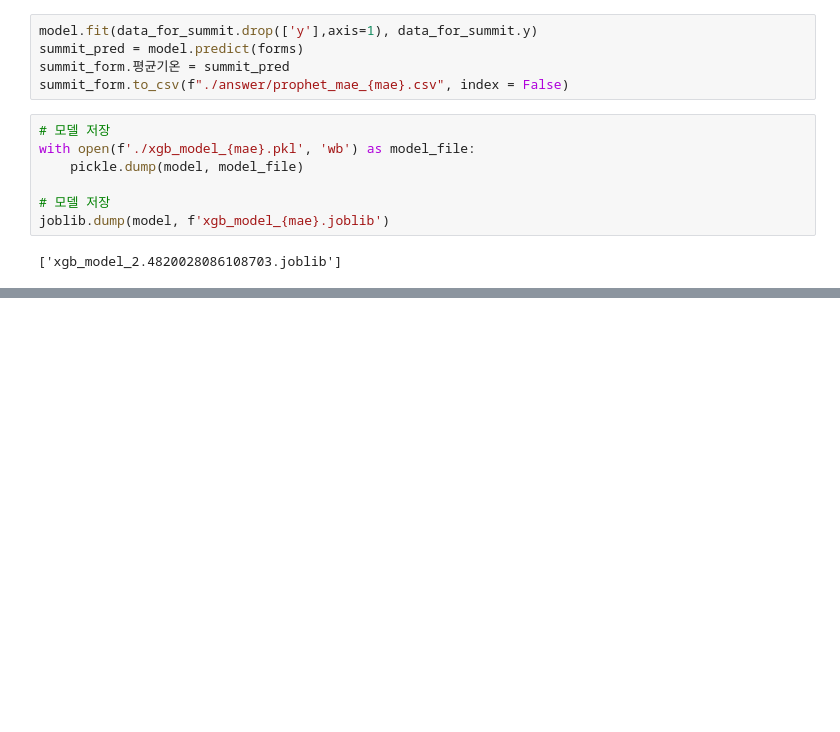
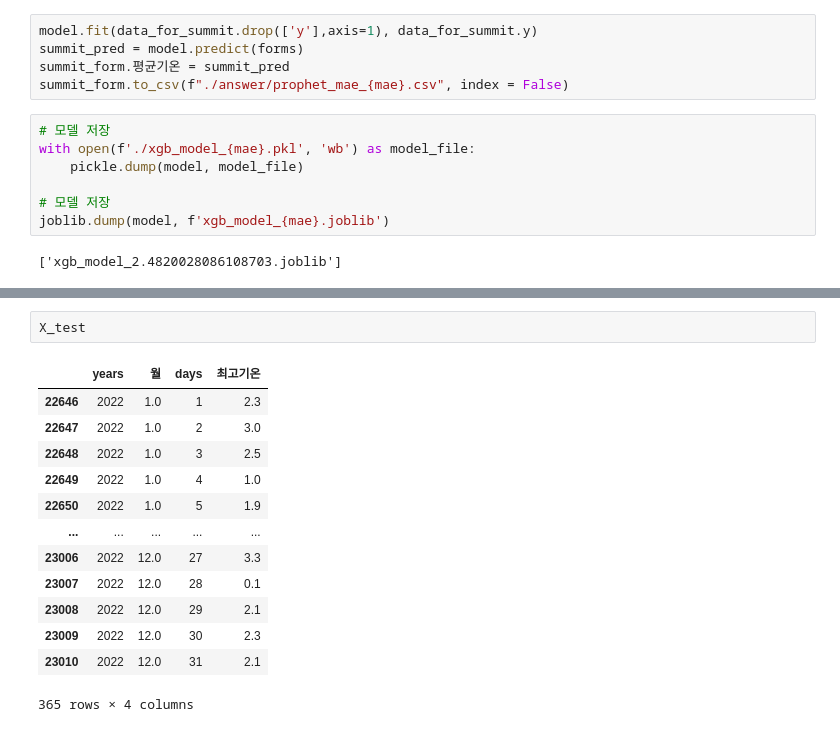
Before and after one commit to Minsung-commit/workbench, a Jupyter notebook: Daicon/날씨예측/modeling.ipynb, the cells around one changed output, grey strips where cells are left out. Drawn from its saved outputs; the diff is of its cells as text; blank space fills up the shorter version.

```diff
--- a/Daicon/날씨예측/modeling.ipynb
+++ b/Daicon/날씨예측/modeling.ipynb
@@ -318,0 +467,16 @@ joblib.dump(model, f'xgb_model_{mae}.joblib')
+# %%
+X_test
+# %% [output]
+|  | years | 월 | days | 최고기온 |
+| 22646 | 2022 | 1.0 | 1 | 2.3 |
+| 22647 | 2022 | 1.0 | 2 | 3.0 |
+| 22648 | 2022 | 1.0 | 3 | 2.5 |
+| 22649 | 2022 | 1.0 | 4 | 1.0 |
+| 22650 | 2022 | 1.0 | 5 | 1.9 |
+| ... | ... | ... | ... | ... |
+| 23006 | 2022 | 12.0 | 27 | 3.3 |
+| 23007 | 2022 | 12.0 | 28 | 0.1 |
+| 23008 | 2022 | 12.0 | 29 | 2.1 |
+| 23009 | 2022 | 12.0 | 30 | 2.3 |
+| 23010 | 2022 | 12.0 | 31 | 2.1 |
+365 rows × 4 columns
```
Also changed, not shown: parts of 17 cells of this notebook.
